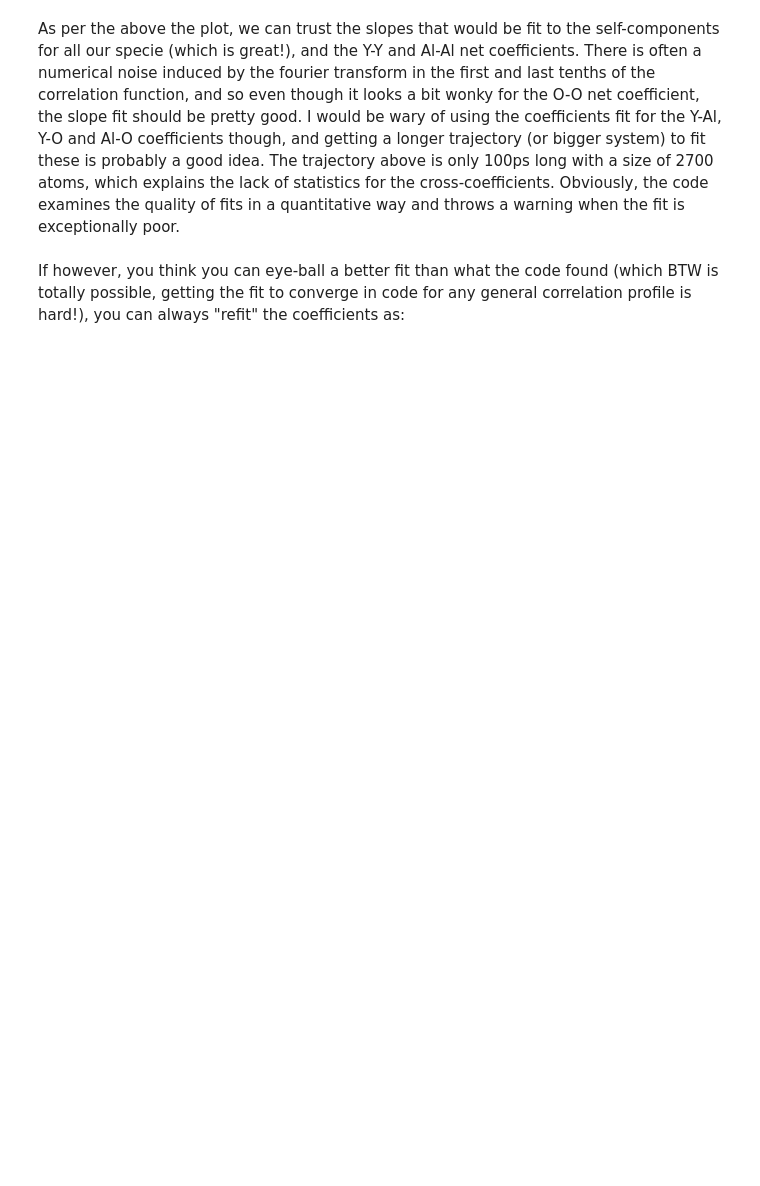
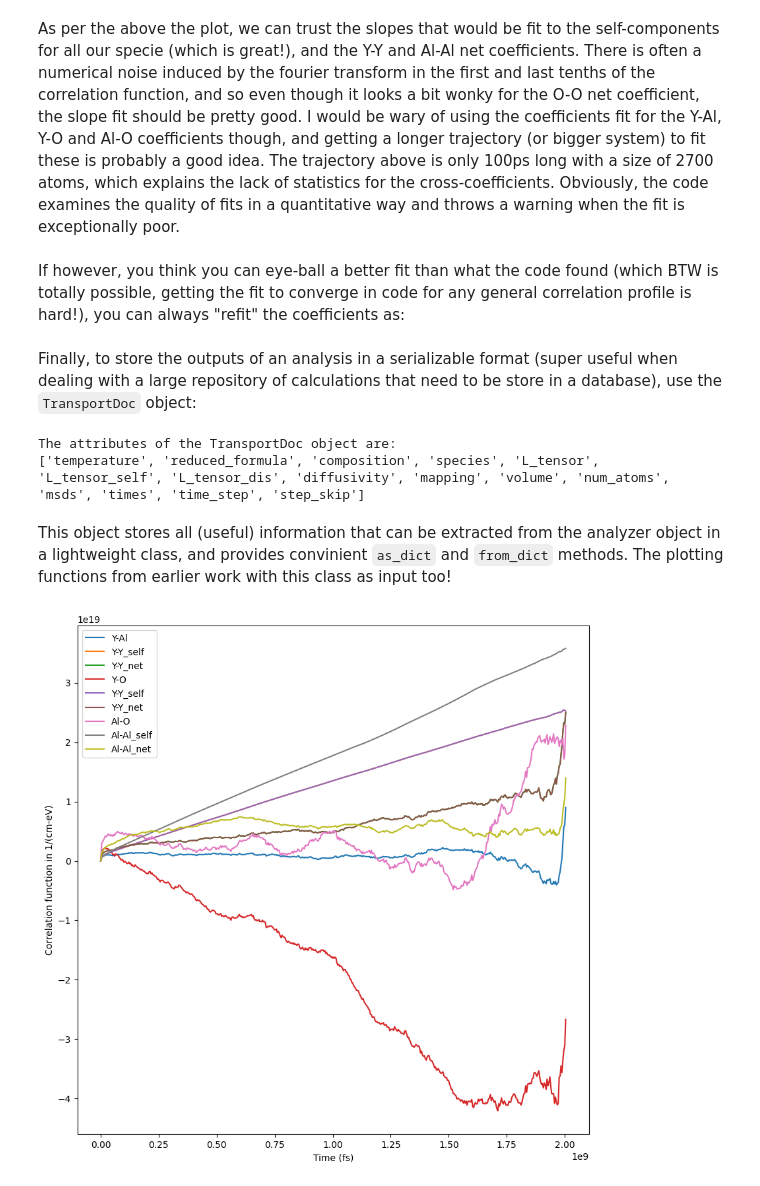
Before and after one commit to vir-k01/py-OATS, a Jupyter notebook: examples/example.ipynb, the cells around one changed output. Saved outputs shown, nothing was run; the diff lists cells and outputs as text; code cells hidden in the pictures; blank space fills up the shorter version.

```diff
--- a/examples/example.ipynb
+++ b/examples/example.ipynb
@@ -56,3 +57,20 @@ As per the above the plot, we can trust the slopes that would be fit to the self
 If however, you think you can eye-ball a better fit than what the code found (which BTW is totally possible, getting the fit to converge in code for any general correlation profile is hard!), you can always "refit" the coefficients as:
 # %%
 analyzer.refit_Lij(0, 2, 100, 300) #Refit the Lij component of the transport tensor for the Y wrt O correlation using data from 20 to 60 ps
+# %% [markdown]
+Finally, to store the outputs of an analysis in a serializable format (super useful when dealing with a large repository of calculations that need to be store in a database), use the `TransportDoc` object:
+# %%
+td = TransportDoc.from_analyzer(analyzer)
+print('The attributes of the TransportDoc object are:')
+print(list(td.__dict__.keys()))
+td_serialized = td.as_dict() # serialize the TransportDoc object
+td_deserialized = TransportDoc.from_dict(td_serialized) # deserialize the TransportDoc object
+# %% [output]
+The attributes of the TransportDoc object are:
+['temperature', 'reduced_formula', 'composition', 'species', 'L_tensor', 'L_tensor_self', 'L_tensor_dis', 'diffusivity', 'mapping', 'volume', 'num_atoms', 'msds', 'times', 'time_step', 'step_skip']
+# %% [markdown]
+This object stores all (useful) information that can be extracted from the analyzer object in a lightweight class, and provides convinient `as_dict` and `from_dict` methods. The plotting functions from earlier work with this class as input too!
+# %%
+plot_all_correlations(td)
+# %% [output]
+[figure, added]
```
Also changed, not shown: parts of 7 cells of this notebook, 1 other file.
